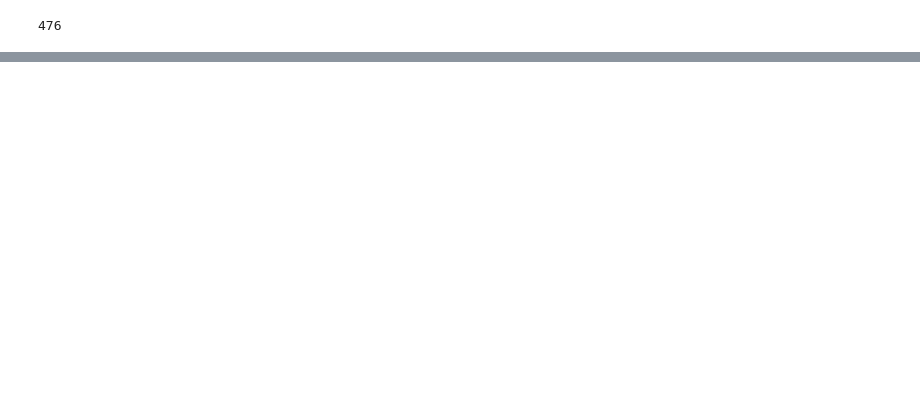
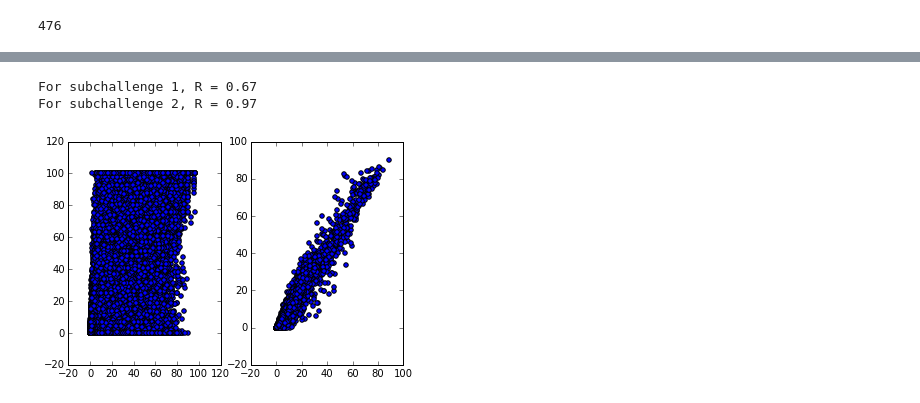
Before and after one commit to beanSsong/dream, a Jupyter notebook: dream.ipynb, the cells around one changed output, grey strips where cells are left out. Cells and saved outputs as stored; diff of their text form; code cells hidden in the pictures; blank space fills up the shorter version.

```diff
--- a/dream.ipynb
+++ b/dream.ipynb
@@ -239,0 +225,10 @@ Mean R = 0.85
+# %%
+def add_subjects_to_X(X):
+    X_subject = np.tile(X,(num_subjects,1)) # Tile the X_obs matrix over n_subjects times as many rows.
+    new_column = np.tile(np.arange(1,num_subjects+1),(1,X.shape[0])).transpose() # New column just with subject numbers repeating.
+    X_subject = np.hstack((X_subject,new_column))
+    print("The X matrix with subjects now has shape (%dx%d) (molecules*subjects by non-NaN good molecular descriptors + 1)" % \
+          X_subject.shape)
+    return X_subject
+
+X_obs_subject = add_subjects_to_X(X_obs)
@@ -239,0 +300,21 @@ Mean R = 0.85
+# %%
+# Show that random forest regression can also be used to fit all the data in-sample.
+from sklearn.ensemble import RandomForestRegressor
+def rfc_(X,Y,subchallenge):
+    rfc = RandomForestRegressor()
+    rfc.fit(X,Y)
+    x = rfc.predict(X).ravel()
+    y = Y.ravel()
+    scatter(x,y)
+    print("For subchallenge %d, R = %.2f" % (subchallenge,pearsonr(x,y)[0]))
+    return rfc
+
+rfcs = {}
+plt.subplot(1,2,1)
+rfcs[1] = rfc_(X_obs_subject,Y_obs['subject'],1)
+plt.subplot(1,2,2)
+rfcs[2] = rfc_(X_obs,Y_obs['mean_std'],2)
+# %% [output]
+For subchallenge 1, R = 0.67
+For subchallenge 2, R = 0.97
+[figure, added]
```
Also changed, not shown: parts of 63 cells of this notebook, 1 other file.
